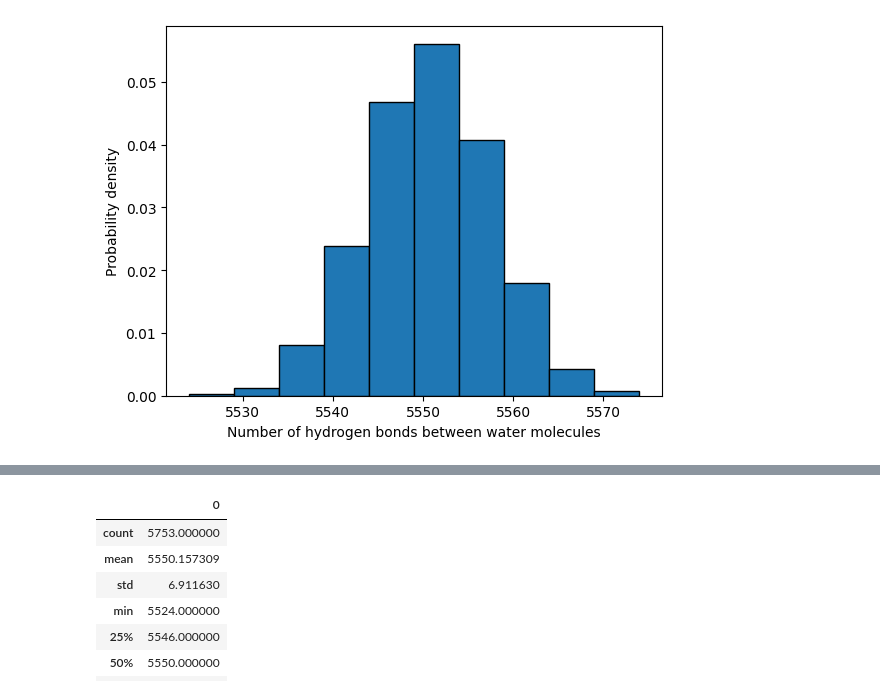
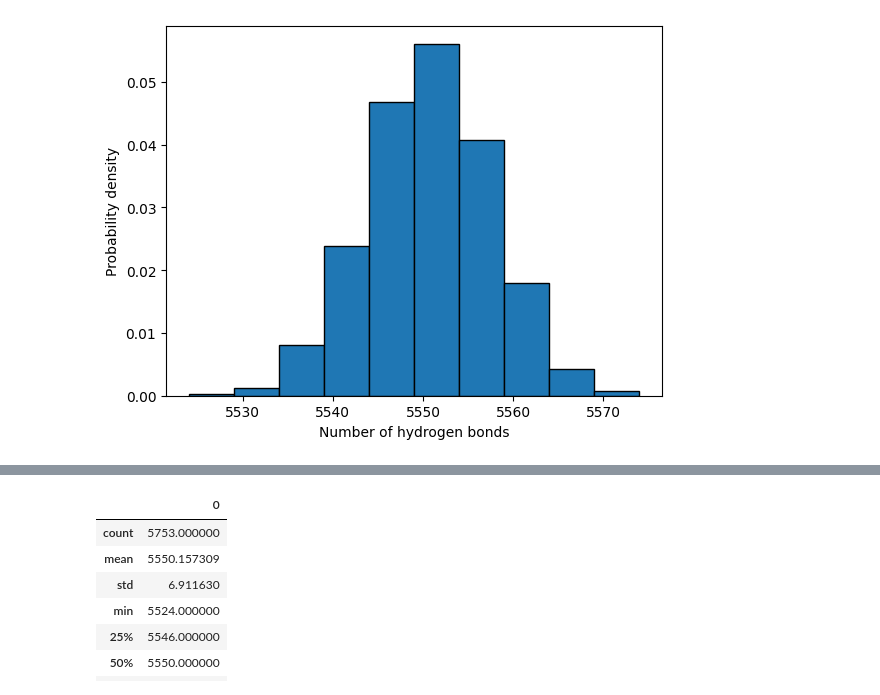
Before and after one commit to YimingHuang1999/PROJECT, a Jupyter notebook: HBOND/GAD1-NVT/T180K/HBOND-NUMBER.ipynb, the cells around one changed output, grey strips where cells are left out. Saved outputs shown, nothing was run; the diff lists cells and outputs as text; code cells hidden in the pictures.

```diff
--- a/HBOND/GAD1-NVT/T180K/HBOND-NUMBER.ipynb
+++ b/HBOND/GAD1-NVT/T180K/HBOND-NUMBER.ipynb
@@ -5,15 +7,16 @@ import numpy as np
 # %%
 hbnum_np_np = np.loadtxt("hbnum_np-np.xvg", comments=["@", "#"],unpack=True)
 # %%
+hbnum_np_np = np.loadtxt("hbnum_np-np.xvg", comments=["@", "#"],unpack=True)
 ti = int(2/3*len(hbnum_np_np[0]))
 hbnum = hbnum_np_np[1][ti:]
 y,x,_ = plt.hist(hbnum,ec='black',density=True)
-plt.xlabel('Number of hydrogen bonds between water molecules')
+plt.xlabel('Number of hydrogen bonds')
 plt.ylabel('Probability density')
 plt.savefig("hbond-np-np.pdf", format="pdf")
 plt.show()
 # %% [output]
-[figure, old version]
+[figure, new version]
 # %%
 hbnum_p_np = np.loadtxt("hbnum_p-np.xvg", comments=["@", "#"],unpack=True)
 ti = int(2/3*len(hbnum_p_np[0]))
```
Also changed, not shown: parts of 4 cells of this notebook, 1 other file.
